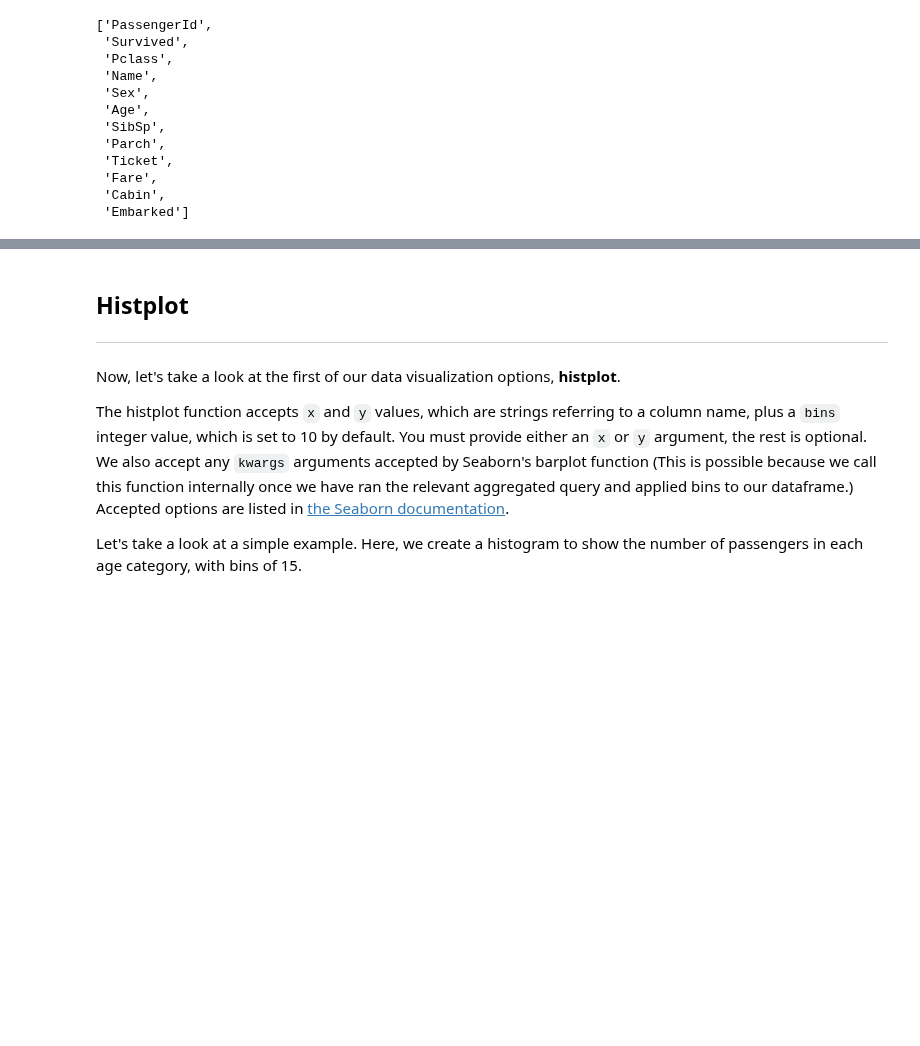
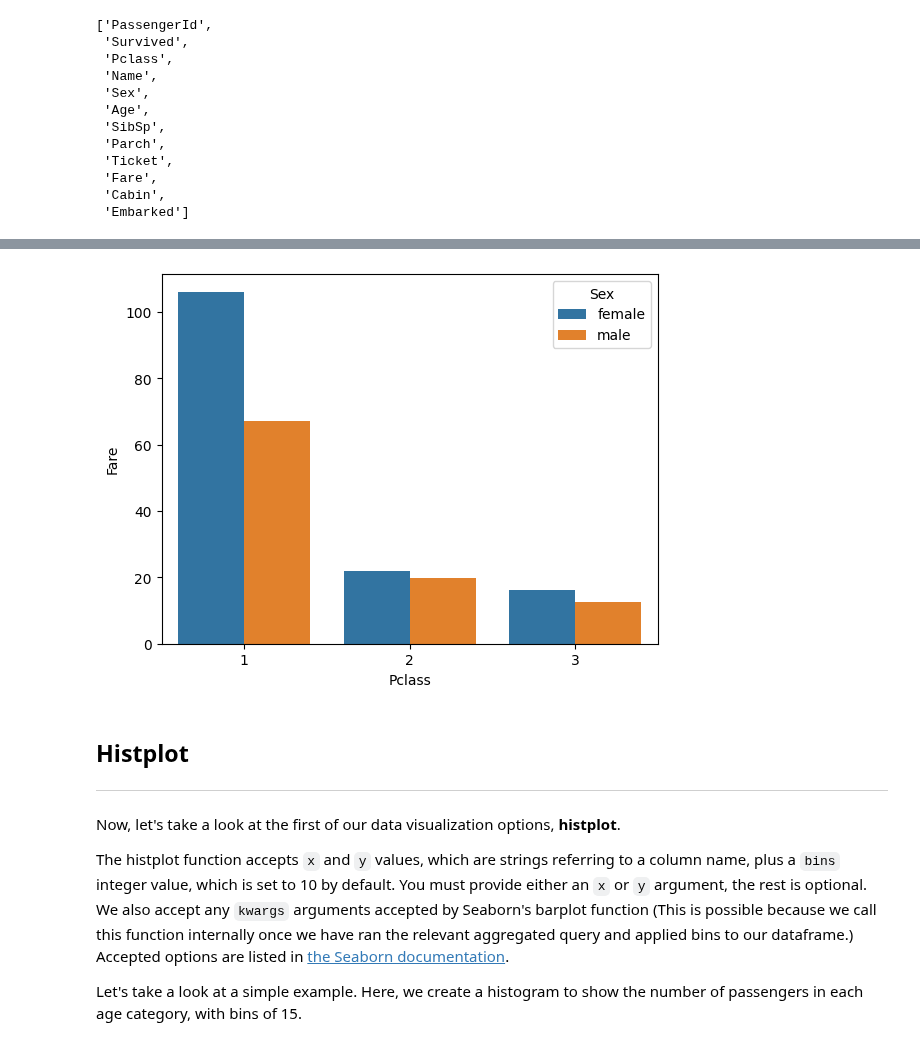
Before and after one commit to mithril-security/bastionlab, a Jupyter notebook: docs/docs/tutorials/visualization.ipynb, the cells around one changed output, grey strips where cells are left out. Saved outputs shown, nothing was run; the diff lists cells and outputs as text; code cells hidden in the pictures; blank space fills up the shorter version.

Commit message:
barplot

```diff
--- a/docs/docs/tutorials/visualization.ipynb
+++ b/docs/docs/tutorials/visualization.ipynb
@@ -76,3 +105,7 @@ rdf.columns
+# %%
+rdf.barplot(x="Pclass", y="Fare", hue="Sex")
+# %% [output]
+[figure, added]
 # %% [markdown]
 ## Histplot
 _____________________________________________________________________
```
Also changed, not shown: parts of 5 cells of this notebook, 1 other file.
